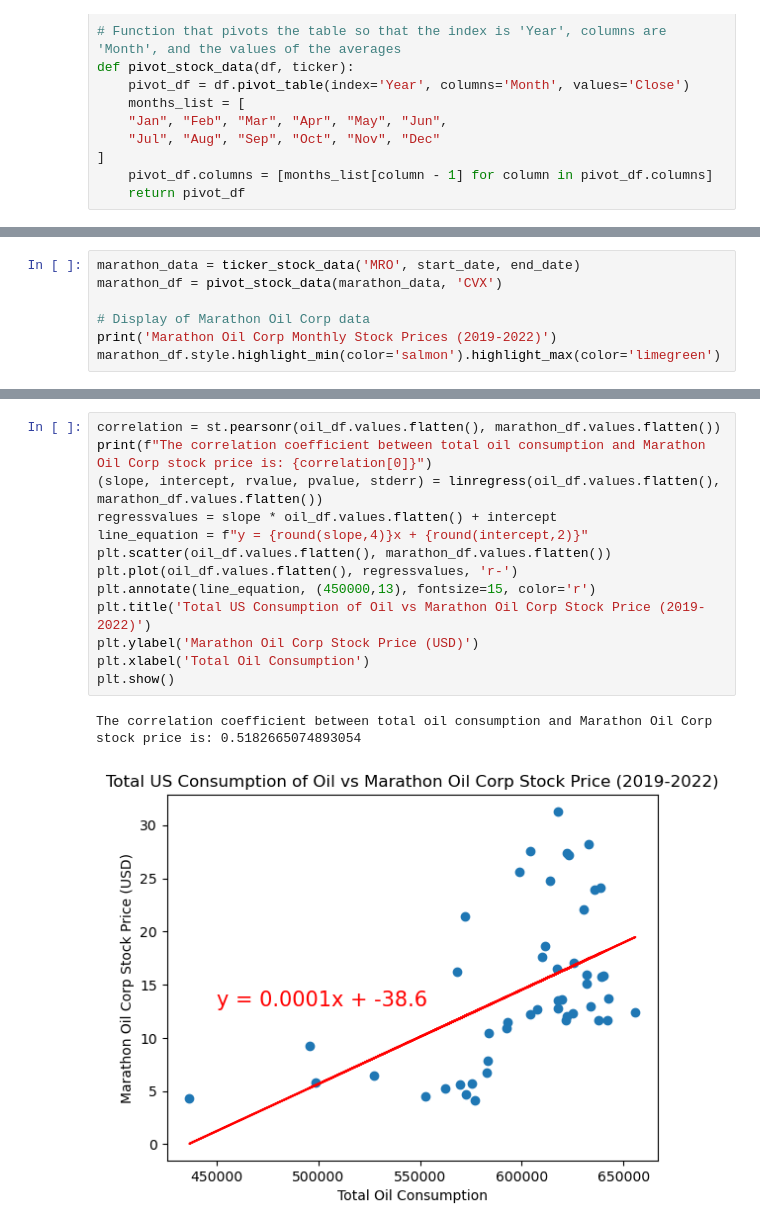
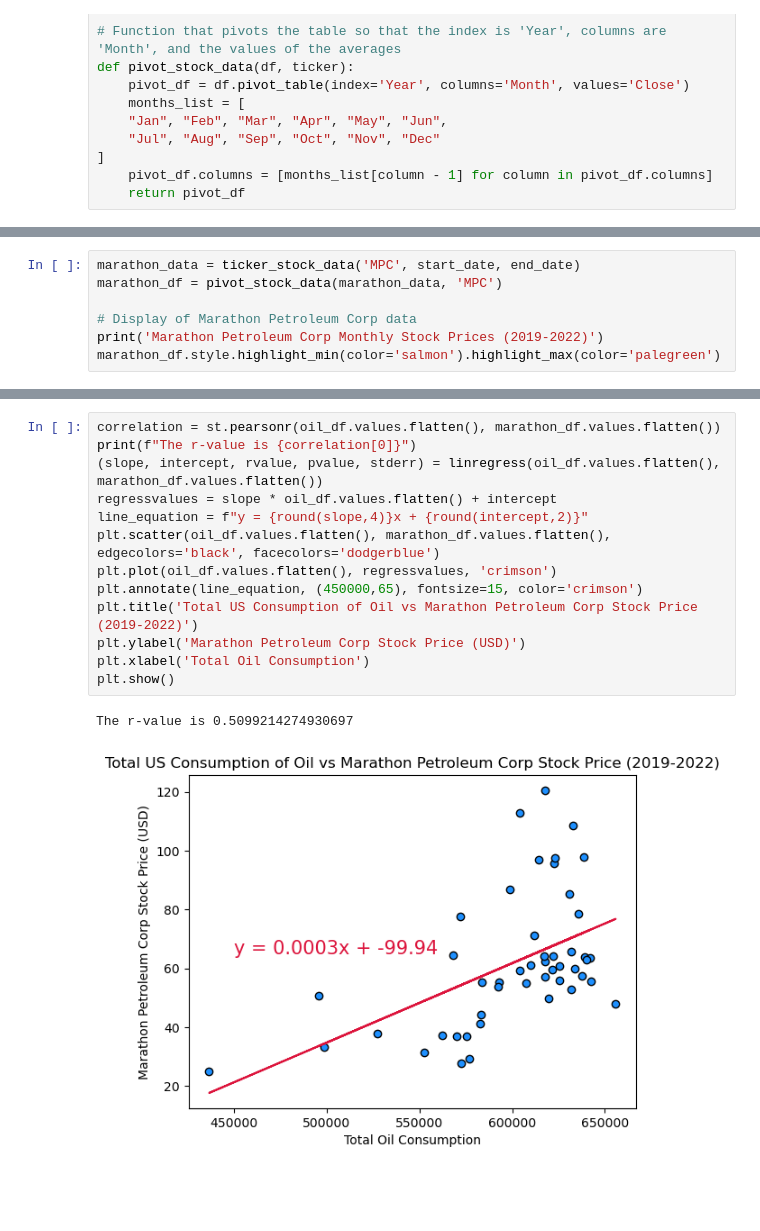
Before and after one commit to SIWhang213/Project-1-group-4, a Jupyter notebook: Oil vs Stock/energy_stock.ipynb, the cells around one changed output, grey strips where cells are left out. Saved outputs shown, nothing was run; the diff lists cells and outputs as text; blank space fills up the shorter version.

```diff
--- a/Oil vs Stock/energy_stock.ipynb
+++ b/Oil vs Stock/energy_stock.ipynb
@@ -238,11 +201,11 @@ ConocoPhillips Monthly Stock Prices (2019-2022)
 | 2021 | 43.705789 | 47.623157 | 55.269131 | 51.362381 | 55.630000 | 60.003182 | 57.810953 | 55.428182 | 59.989047 | 73.996666 | 72.962857 | ... |
 | 2022 | 83.636500 | 91.120527 | 99.920435 | 98.540001 | 104.878571 | 105.465238 | 87.880000 | 102.005217 | 108.582380 | 120.298572 | 129.297620 | ... |
 # %%
-marathon_data = ticker_stock_data('MRO', start_date, end_date)
-marathon_df = pivot_stock_data(marathon_data, 'CVX')
+marathon_data = ticker_stock_data('MPC', start_date, end_date)
+marathon_df = pivot_stock_data(marathon_data, 'MPC')
 
-# Display of Marathon Oil Corp data
-print('Marathon Oil Corp Monthly Stock Prices (2019-2022)')
-marathon_df.style.highlight_min(color='salmon').highlight_max(color='limegreen')
+# Display of Marathon Petroleum Corp data
+print('Marathon Petroleum Corp Monthly Stock Prices (2019-2022)')
+marathon_df.style.highlight_min(color='salmon').highlight_max(color='palegreen')
 # %% [output]
 [*********************100%***********************]  1 of 1 completed
@@ -339,16 +313,16 @@ The correlation coefficient between total oil consumption and ConocoPhillips' st
 # %%
 correlation = st.pearsonr(oil_df.values.flatten(), marathon_df.values.flatten())
-print(f"The correlation coefficient between total oil consumption and Marathon Oil Corp stock price is: {correlation[0]}")
+print(f"The r-value is {correlation[0]}")
 (slope, intercept, rvalue, pvalue, stderr) = linregress(oil_df.values.flatten(), marathon_df.values.flatten())
 regressvalues = slope * oil_df.values.flatten() + intercept
 line_equation = f"y = {round(slope,4)}x + {round(intercept,2)}"
-plt.scatter(oil_df.values.flatten(), marathon_df.values.flatten())
-plt.plot(oil_df.values.flatten(), regressvalues, 'r-')
-plt.annotate(line_equation, (450000,13), fontsize=15, color='r')
-plt.title('Total US Consumption of Oil vs Marathon Oil Corp Stock Price (2019-2022)')
-plt.ylabel('Marathon Oil Corp Stock Price (USD)')
+plt.scatter(oil_df.values.flatten(), marathon_df.values.flatten(), edgecolors='black', facecolors='dodgerblue')
+plt.plot(oil_df.values.flatten(), regressvalues, 'crimson')
+plt.annotate(line_equation, (450000,65), fontsize=15, color='crimson')
+plt.title('Total US Consumption of Oil vs Marathon Petroleum Corp Stock Price (2019-2022)')
+plt.ylabel('Marathon Petroleum Corp Stock Price (USD)')
 plt.xlabel('Total Oil Consumption')
 plt.show()
 # %% [output]
-The correlation coefficient between total oil consumption and Marathon Oil Corp stock price is: 0.5182665074893054
+The r-value is 0.5099214274930697
-[figure, old version]
+[figure, new version]
```
Also changed, not shown: parts of 18 cells of this notebook.
